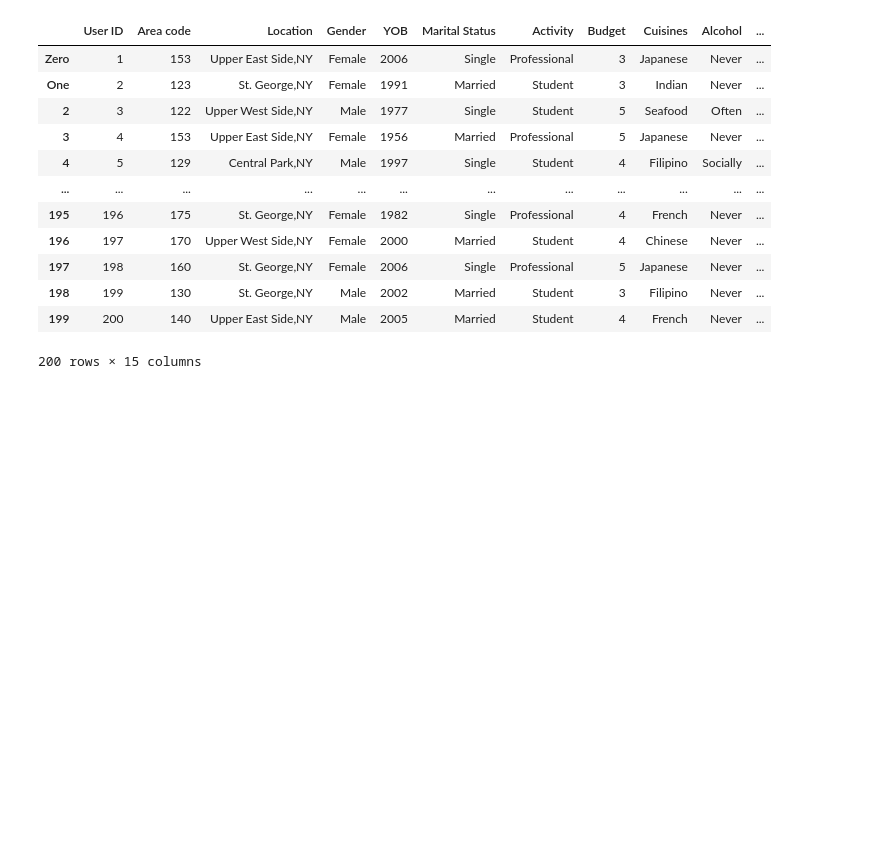
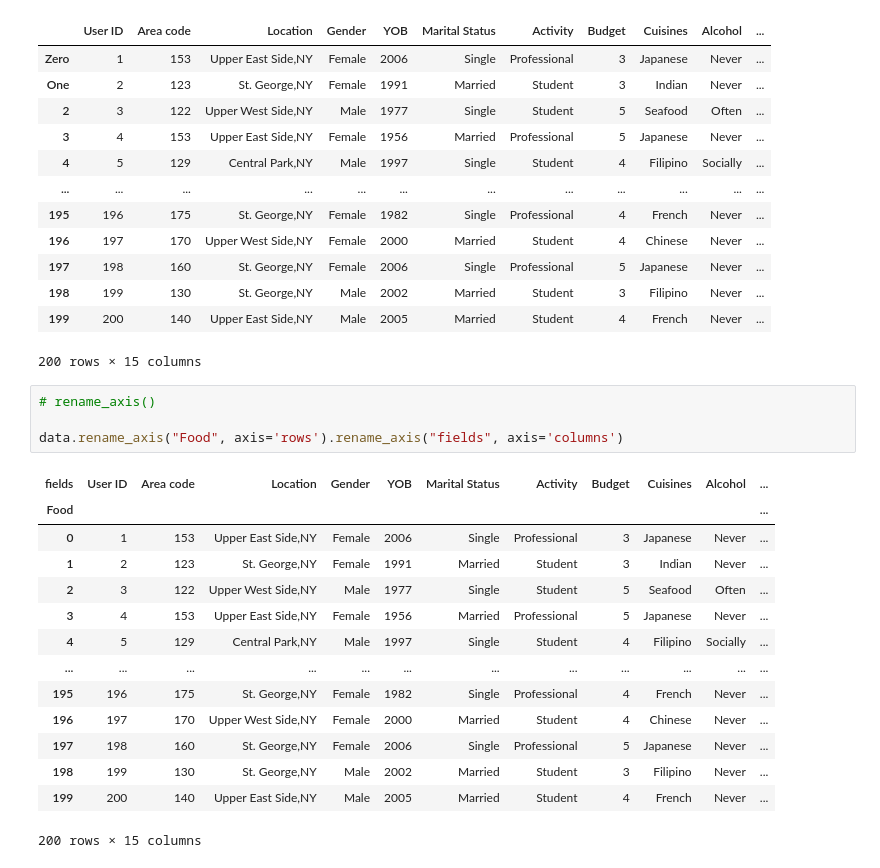
Before and after one commit to Zeeshier/Python_Programming, a Jupyter notebook: Pandas/6. Renaming and Combining.ipynb, the cells around one changed output. Cells and saved outputs as stored; diff of their text form; blank space fills up the shorter version.

```diff
--- a/Pandas/6. Renaming and Combining.ipynb
+++ b/Pandas/6. Renaming and Combining.ipynb
@@ -45,3 +45,22 @@ data.rename(index={0: 'Zero', 1: 'One'})
 | 198 | 199 | 130 | St. George,NY | Male | 2002 | Married | Student | 3 | Filipino | Never | ... |
 | 199 | 200 | 140 | Upper East Side,NY | Male | 2005 | Married | Student | 4 | French | Never | ... |
 200 rows × 15 columns
+# %%
+# rename_axis()
+
+data.rename_axis("Food", axis='rows').rename_axis("fields", axis='columns')
+# %% [output]
+| fields | User ID | Area code | Location | Gender | YOB | Marital Status | Activity | Budget | Cuisines | Alcohol | ... |
+| Food |  |  |  |  |  |  |  |  |  |  | ... |
+| 0 | 1 | 153 | Upper East Side,NY | Female | 2006 | Single | Professional | 3 | Japanese | Never | ... |
+| 1 | 2 | 123 | St. George,NY | Female | 1991 | Married | Student | 3 | Indian | Never | ... |
+| 2 | 3 | 122 | Upper West Side,NY | Male | 1977 | Single | Student | 5 | Seafood | Often | ... |
+| 3 | 4 | 153 | Upper East Side,NY | Female | 1956 | Married | Professional | 5 | Japanese | Never | ... |
+| 4 | 5 | 129 | Central Park,NY | Male | 1997 | Single | Student | 4 | Filipino | Socially | ... |
+| ... | ... | ... | ... | ... | ... | ... | ... | ... | ... | ... | ... |
+| 195 | 196 | 175 | St. George,NY | Female | 1982 | Single | Professional | 4 | French | Never | ... |
+| 196 | 197 | 170 | Upper West Side,NY | Female | 2000 | Married | Student | 4 | Chinese | Never | ... |
+| 197 | 198 | 160 | St. George,NY | Female | 2006 | Single | Professional | 5 | Japanese | Never | ... |
+| 198 | 199 | 130 | St. George,NY | Male | 2002 | Married | Student | 3 | Filipino | Never | ... |
+| 199 | 200 | 140 | Upper East Side,NY | Male | 2005 | Married | Student | 4 | French | Never | ... |
+200 rows × 15 columns
```
Also changed, not shown: parts of 3 cells of this notebook.
